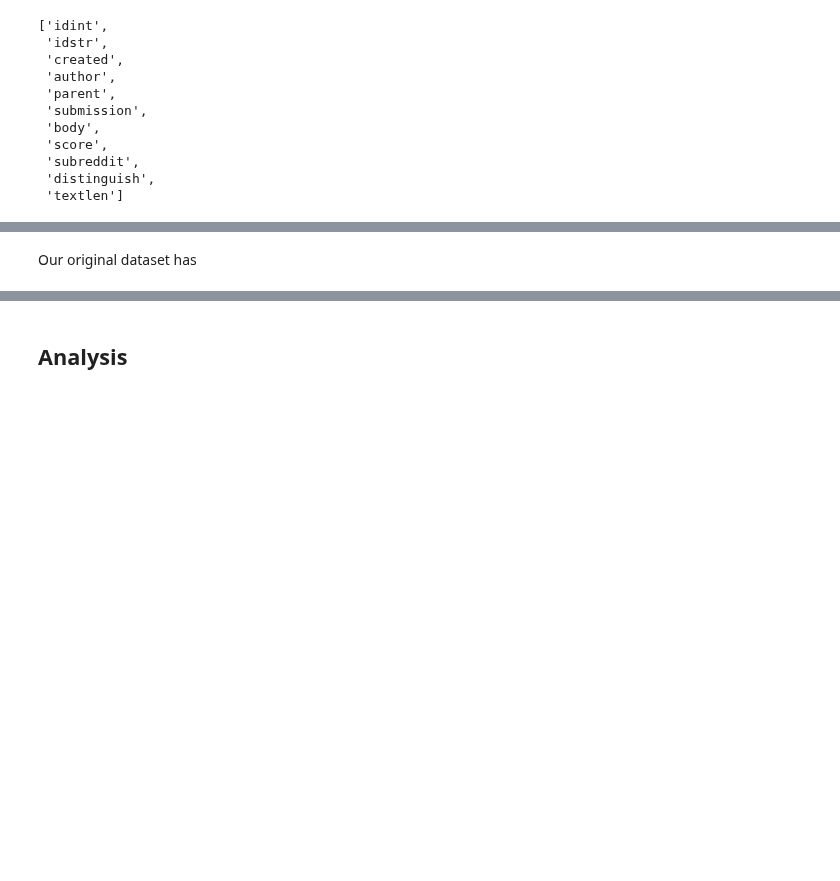
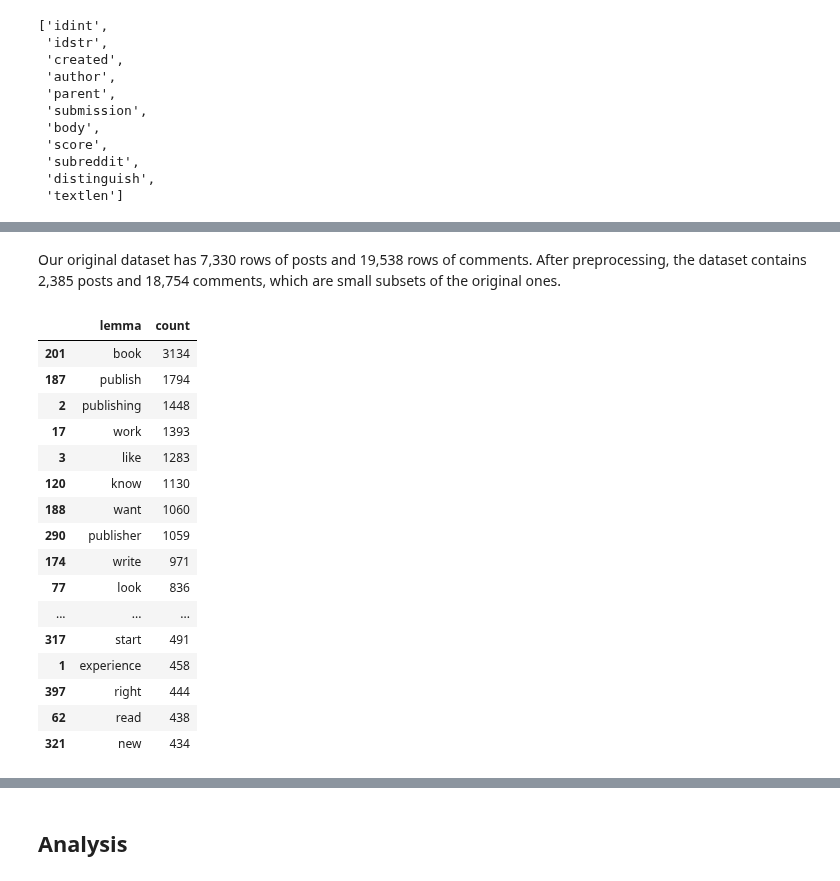
Before and after one commit to meiqingli/dssj_summer2022, a Jupyter notebook: DSSJ_Final_Project_Li.ipynb, the cells around one changed output, grey strips where cells are left out. Cells and saved outputs as stored; diff of their text form; code cells hidden in the pictures; blank space fills up the shorter version.

```diff
--- a/DSSJ_Final_Project_Li.ipynb
+++ b/DSSJ_Final_Project_Li.ipynb
@@ -102,5 +104,9 @@ df_posts_noBlanks = df_posts_short.loc[~df_posts_short['selftext'].isin(['[remov
 df_posts_noBlanks = df_posts_noBlanks.dropna(subset=['selftext'])
 df_comments_noBlanks = df_comments_noBlanks.dropna(subset=['body'])
+# %%
+# drop duplicate posts or comments
+df_posts_noBlanks = df_posts_noBlanks.drop_duplicates(subset=['selftext'])
+df_comments_noBlanks = df_comments_noBlanks.drop_duplicates(subset=['body'])
 # %%
 # Final number of posts
 df_posts_noBlanks.shape
@@ -114,2 +120,2 @@ df_comments_noBlanks.shape
-# %% [markdown]
-Our original dataset has
+# %% [markdown]
+Our original dataset has 7,330 rows of posts and 19,538 rows of comments. After preprocessing, the dataset contains 2,385 posts and 18,754 comments, which are small subsets of the original ones.
@@ -115,0 +166,36 @@ Our original dataset has
+# %%
+# creates a list of lists of lemmas in each post
+lemmas_posts = [line for line in preprocess_posts(df_posts_noBlanks)]
+
+# creates a list of lists of lemmas in each comment
+lemmas_comments = [line for line in preprocess_comments(df_comments_noBlanks)]
+# %%
+# flattens the list of lists into one big list to facilitate counting lemma frequency
+flat_lemmas_posts = [item for sublist in lemmas_posts for item in sublist]
+# flat_lemmas_posts[:30]
+# %%
+# creates a df to see which lemmas are the most frequent
+from collections import Counter
+posts_count = Counter(flat_lemmas_posts)
+
+lemma_freq_df_posts = pd.DataFrame.from_dict(posts_count, orient='index').reset_index()
+lemma_freq_df_posts = lemma_freq_df_posts.rename(columns={'index':'lemma', 0:'count'})
+lemma_freq_df_posts.sort_values('count', ascending=False)[:30]
+# %% [output]
+|  | lemma | count |
+| 201 | book | 3134 |
+| 187 | publish | 1794 |
+| 2 | publishing | 1448 |
+| 17 | work | 1393 |
+| 3 | like | 1283 |
+| 120 | know | 1130 |
+| 188 | want | 1060 |
+| 290 | publisher | 1059 |
+| 174 | write | 971 |
+| 77 | look | 836 |
+| ... | ... | ... |
+| 317 | start | 491 |
+| 1 | experience | 458 |
+| 397 | right | 444 |
+| 62 | read | 438 |
+| 321 | new | 434 |
```
Also changed, not shown: parts of 13 cells of this notebook.
